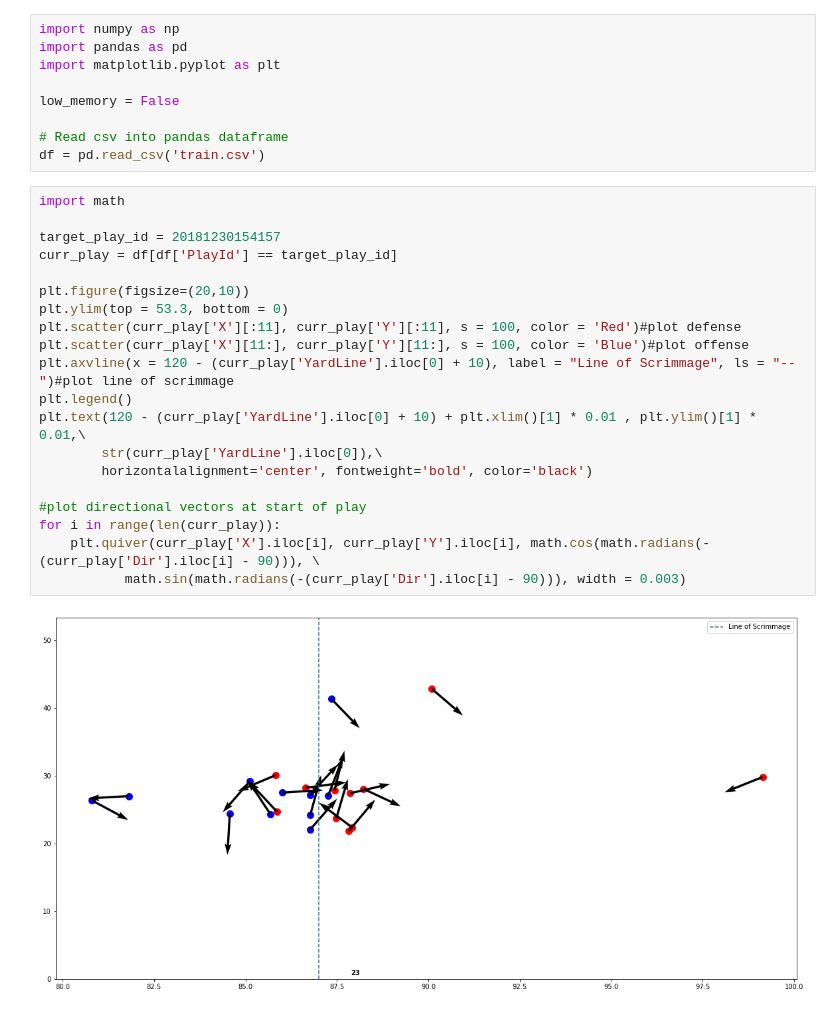
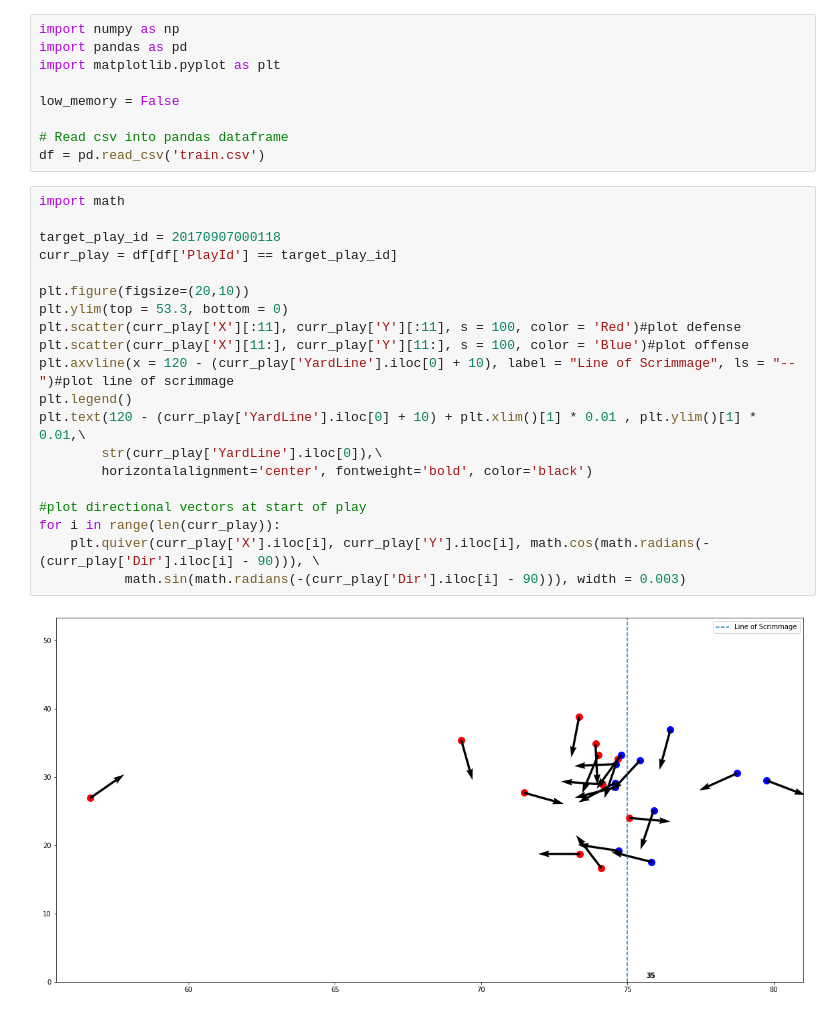
Before and after one commit to shonepatil/HDSI-NFL-Project, a Jupyter notebook: Basic Visualization.ipynb, the cells around one changed output. Drawn from its saved outputs; the diff is of its cells as text.

```diff
--- a/Basic Visualization.ipynb
+++ b/Basic Visualization.ipynb
@@ -10,24 +10,24 @@ df = pd.read_csv('train.csv')
 # %%
 import math
 
-target_play_id = 20181230154157
+target_play_id = 20170907000118
 curr_play = df[df['PlayId'] == target_play_id]
 
 plt.figure(figsize=(20,10))
 plt.ylim(top = 53.3, bottom = 0)
 plt.scatter(curr_play['X'][:11], curr_play['Y'][:11], s = 100, color = 'Red')#plot defense
 plt.scatter(curr_play['X'][11:], curr_play['Y'][11:], s = 100, color = 'Blue')#plot offense
 plt.axvline(x = 120 - (curr_play['YardLine'].iloc[0] + 10), label = "Line of Scrimmage", ls = "--")#plot line of scrimmage
 plt.legend()
 plt.text(120 - (curr_play['YardLine'].iloc[0] + 10) + plt.xlim()[1] * 0.01 , plt.ylim()[1] * 0.01,\
         str(curr_play['YardLine'].iloc[0]),\
         horizontalalignment='center', fontweight='bold', color='black')
 
 #plot directional vectors at start of play
 for i in range(len(curr_play)):
     plt.quiver(curr_play['X'].iloc[i], curr_play['Y'].iloc[i], math.cos(math.radians(-(curr_play['Dir'].iloc[i] - 90))), \
            math.sin(math.radians(-(curr_play['Dir'].iloc[i] - 90))), width = 0.003)
 # %% [output]
-[figure, old version]
+[figure, new version]
 # %%
 pd.set_option('display.max_columns', None)
```
Also changed, not shown: parts of 1 cell of this notebook, 1 other file.
